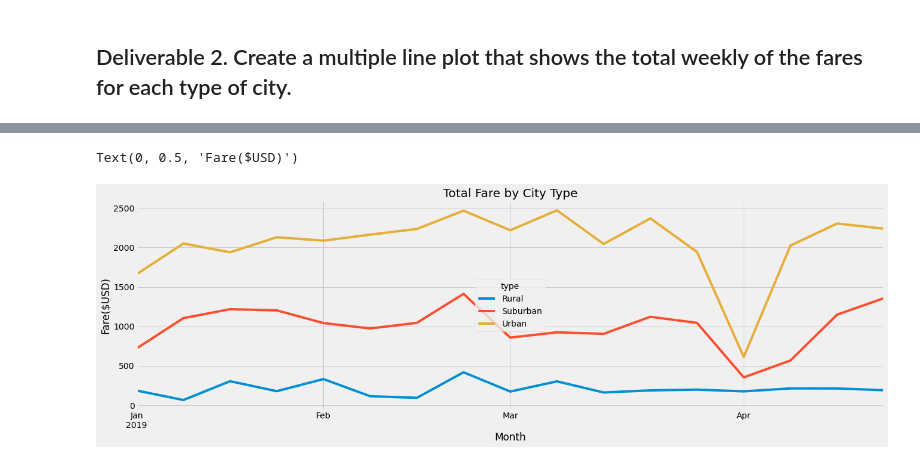
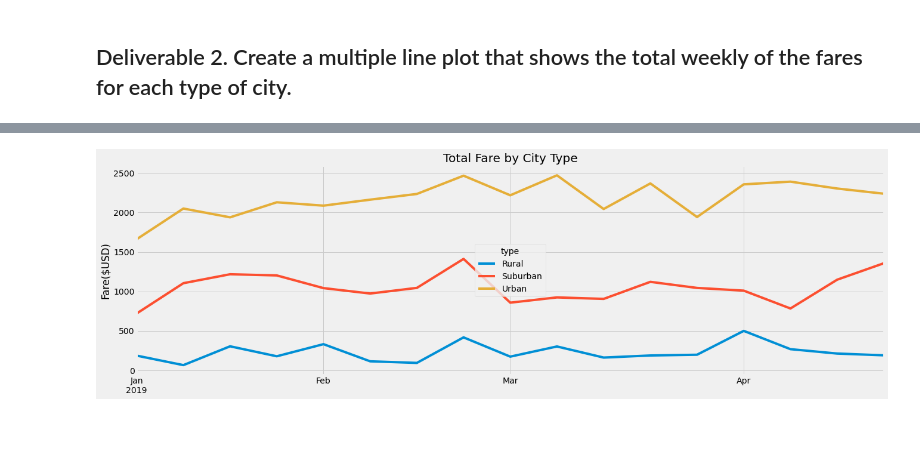
Before and after one commit to DONtheGREAT/PyBer_Analysis, a Jupyter notebook: PyBer_Challenge_starter_code.ipynb, the cells around one changed output, grey strips where cells are left out. Saved outputs shown, nothing was run; the diff lists cells and outputs as text; code cells hidden in the pictures; blank space fills up the shorter version.

```diff
--- a/PyBer_Challenge_starter_code.ipynb
+++ b/PyBer_Challenge_starter_code.ipynb
@@ -159,6 +160,6 @@ pyber_data_df
 # %%
 # 2. Using groupby() to create a new DataFrame showing the sum of the fares
 #  for each date where the indices are the city type and date.
-totalfares_bydate_df = pyber_data_df.groupby(["type", "date"]).sum()["fare"]
+totalfares_bydate_df = pd.DataFrame(pyber_data_df.groupby(["type", "date"]).sum()["fare"])
 totalfares_bydate_df
 # %% [output]
@@ -197,7 +199,7 @@ totalfares_datereset
 # %%
 # 4. Create a pivot table with the 'date' as the index, the columns ='type', and values='fare'
 # to get the total fares for each type of city by the date.
-fares_by_date_type_df = totalfares_datereset.pivot(index = "date", columns = "type", values = "fare")
+fares_by_date_type_df = pd.DataFrame(totalfares_datereset.pivot(index = "date", columns = "type", values = "fare"))
 fares_by_date_type_df
 # %% [output]
 | type | Rural | Suburban | Urban |
@@ -216,7 +218,7 @@ fares_by_date_type_df
 2361 rows × 3 columns
 # %%
 # 5. Create a new DataFrame from the pivot table DataFrame using loc on the given dates, '2019-01-01':'2019-04-29'.
-fares_by_range_df = fares_by_date_type_df.loc["1/1/2019":"4/29/2019"]
+fares_by_range_df = pd.DataFrame(fares_by_date_type_df.loc['2019-01-01':'2019-04-28':])
 fares_by_range_df
 # %% [output]
 | type | Rural | Suburban | Urban |
@@ -268,7 +272,7 @@ memory usage: 64.3 KB
 # %%
 # 8. Create a new DataFrame using the "resample()" function by week 'W' and get the sum of the fares for each week.
 
-fare_range_week_df = fares_by_range_df.resample("W").sum()
+fare_range_week_df = pd.DataFrame(fares_by_range_df.resample("W").sum())
 fare_range_week_df
 # %% [output]
 | type | Rural | Suburban | Urban |
@@ -313,15 +317,16 @@ array([[ 187.92,  721.6 , 1661.68],
 # %%
 # 8. Using the object-oriented interface method, plot the resample DataFrame using the df.plot() function.
 
 # Import the style from Matplotlib.
 from matplotlib import style
 # Use the graph style fivethirtyeight.
 style.use('fivethirtyeight')
 ax = fare_range_week_df.plot(figsize=(20,6))
 ax.plot()
 ax.set_title("Total Fare by City Type")
-ax.set_xlabel('Month')
 ax.set_ylabel("Fare($USD)")
+ax.set_xlabel("")
+
+plt.savefig("D:/PyBer_Analysis/analysis/Fig8.png")
 # %% [output]
-Text(0, 0.5, 'Fare($USD)')
-[figure, old version]
+[figure, new version]
```
Also changed, not shown: parts of 9 cells of this notebook.
